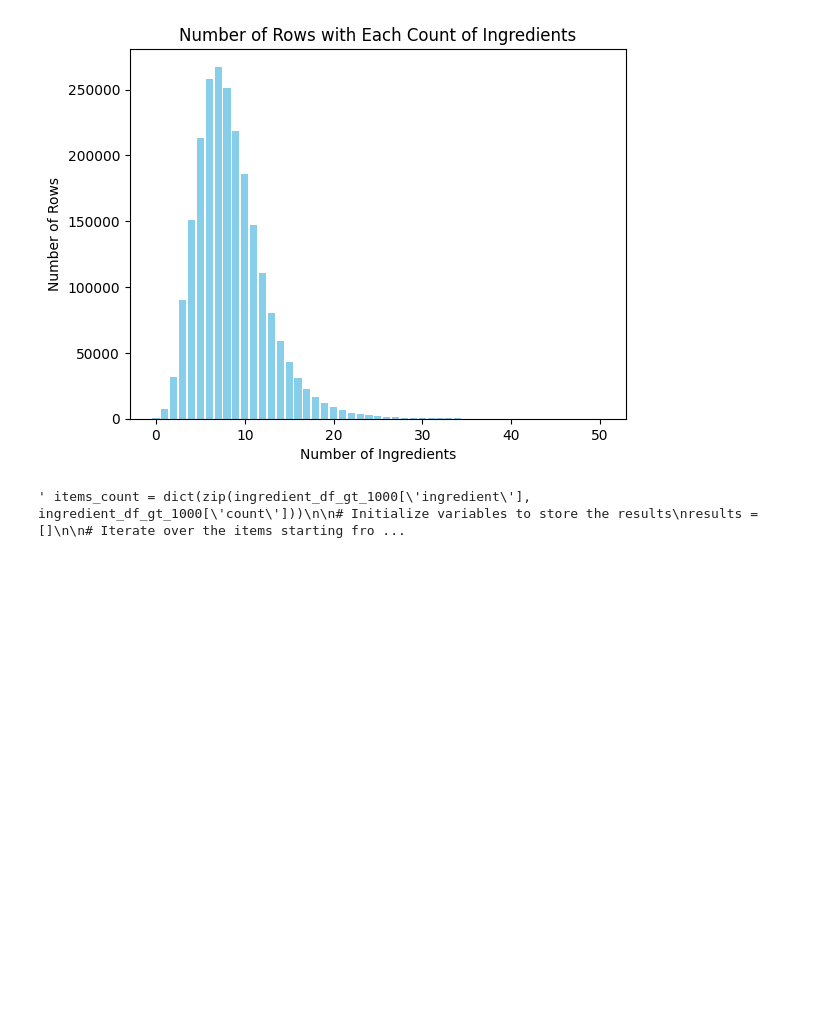
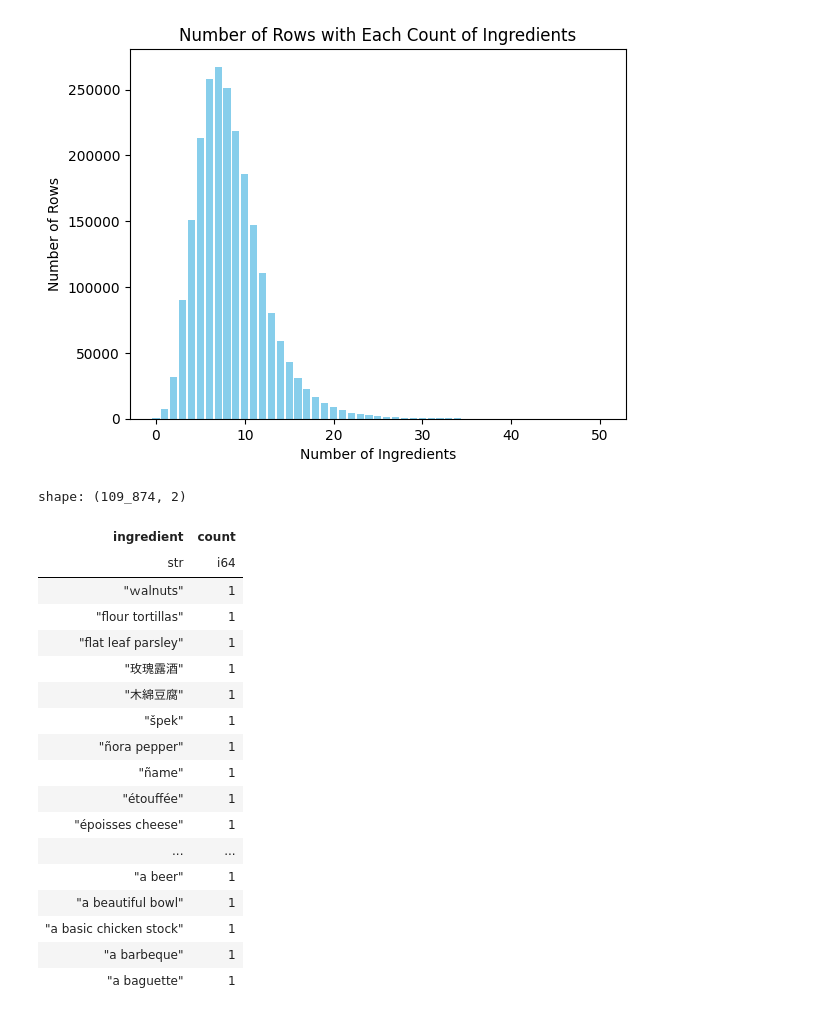
Before and after one commit to teddy661/gotmeals, a Jupyter notebook: EDA/RecipeNLG_ed_EDA.ipynb, the cells around one changed output. Saved outputs shown, nothing was run; the diff lists cells and outputs as text; code cells hidden in the pictures; blank space fills up the shorter version.

```diff
--- a/EDA/RecipeNLG_ed_EDA.ipynb
+++ b/EDA/RecipeNLG_ed_EDA.ipynb
@@ -84,41 +108,26 @@ plt.title("Number of Rows with Each Count of Ingredients")
 plt.show()
 # %% [output]
 [figure]
-# %%
-""" items_count = dict(zip(ingredient_df_gt_1000['ingredient'], ingredient_df_gt_1000['count']))
-
-# Initialize variables to store the results
-results = []
-
-# Iterate over the items starting from the most frequent ones
-for item, count in items_count.items():
-    # Create a set with the current item
-    current_set = {item}
-
-    # Calculate the number of matched rows with the current set
-    matched_rows = sum(1 for row in df['NER'] if any(item in row for item in current_set))
-
-    # Store the current result
-    results.append((current_set, matched_rows))
-
-    # Iterate over the remaining items and add them to the current set
-    for next_item in items_count.keys():
-        if next_item != item:
-            current_set.add(next_item)
-
-            # Calculate the number of matched rows with the updated set
-            matched_rows = sum(1 for row in df['NER'] if any(item in row for item in current_set))
-
-            # Store the current result
-            results.append((current_set, matched_rows))
-            if matched_rows == len(df):
-                break
-
-# Output the results
-print("Results:")
-for result in results:
-    print("Items:", result[0])
-    print("Number of matched rows:", result[1])
-    print() """
-# %% [output]
-' items_count = dict(zip(ingredient_df_gt_1000[\'ingredient\'], ingredient_df_gt_1000[\'count\']))\n\n# Initialize variables to store the results\nresults = []\n\n# Iterate over the items starting fro ...
+# %%
+single_ingredients = ingredient_df.filter(ingredient_df["count"] == 1)
+single_ingredients
+# %% [output]
+shape: (109_874, 2)
+| ingredient | count |
+| str | i64 |
+| "ｗalnuts" | 1 |
+| "ﬂour tortillas" | 1 |
+| "ﬂat leaf parsley" | 1 |
+| "玫瑰露酒" | 1 |
+| "木綿豆腐" | 1 |
+| "špek" | 1 |
+| "ñora pepper" | 1 |
+| "ñame" | 1 |
+| "étouffée" | 1 |
+| "époisses cheese" | 1 |
+| ... | ... |
+| "a beer" | 1 |
+| "a beautiful bowl" | 1 |
+| "a basic chicken stock" | 1 |
+| "a barbeque" | 1 |
+| "a baguette" | 1 |
```
Also changed, not shown: parts of 13 cells of this notebook.
